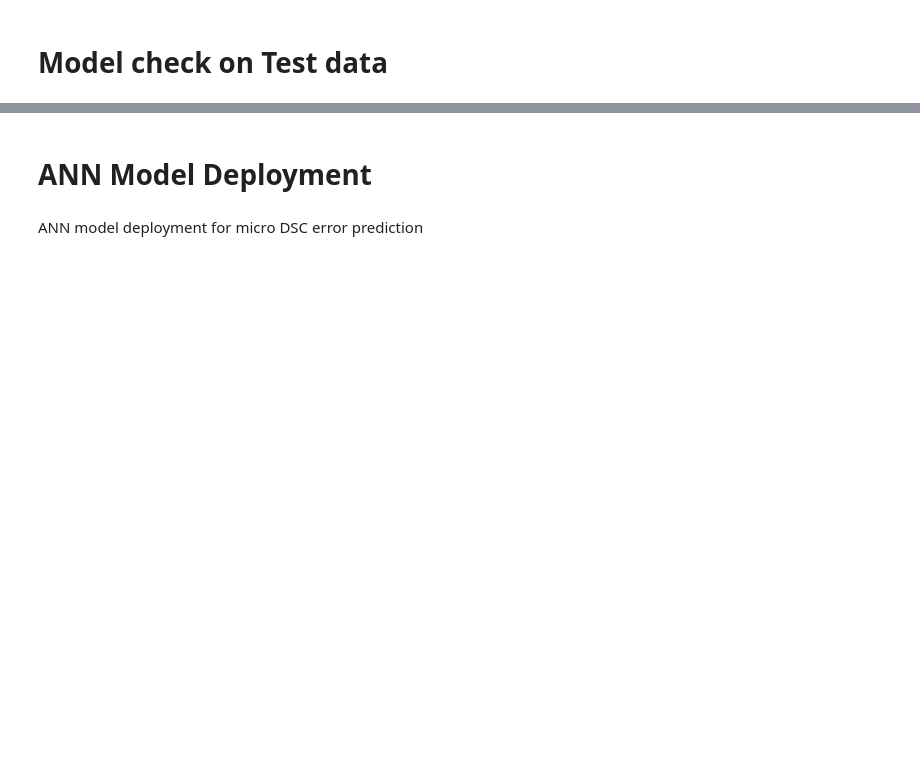
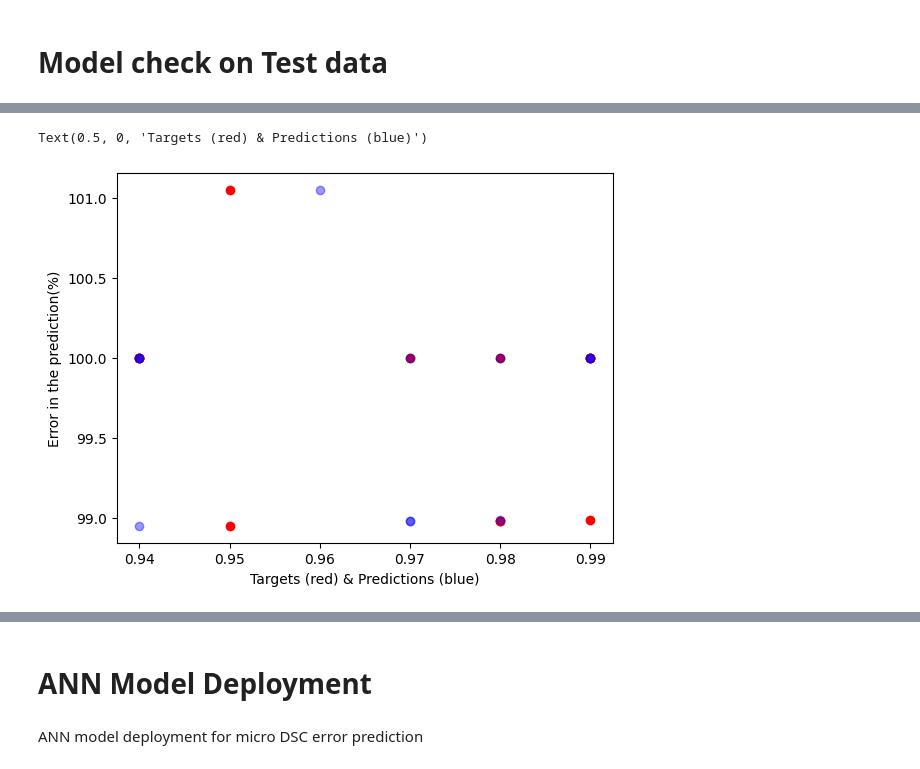
Before and after one commit to nirmalparmarphd/microDSC_error_prediction_ANN, a Jupyter notebook: ann_dsc_error_prediction.ipynb, the cells around one changed output, grey strips where cells are left out. Drawn from its saved outputs; the diff is of its cells as text; code cells hidden in the pictures; blank space fills up the shorter version.

```diff
--- a/ann_dsc_error_prediction.ipynb
+++ b/ann_dsc_error_prediction.ipynb
@@ -139,0 +140,8 @@ result
+# %%
+plt.scatter(result['Target-St(%)'], result['Pred-Accu-St(%)'], color='r')
+plt.scatter(result['Prediction-St(%)'], result['Pred-Accu-St(%)'],alpha=0.4, color='b')
+plt.ylabel('Error in the prediction(%)')
+plt.xlabel('Targets (red) & Predictions (blue)')
+# %% [output]
+Text(0.5, 0, 'Targets (red) & Predictions (blue)')
+[figure, added]
```
Also changed, not shown: parts of 11 cells of this notebook, 5 other files.
